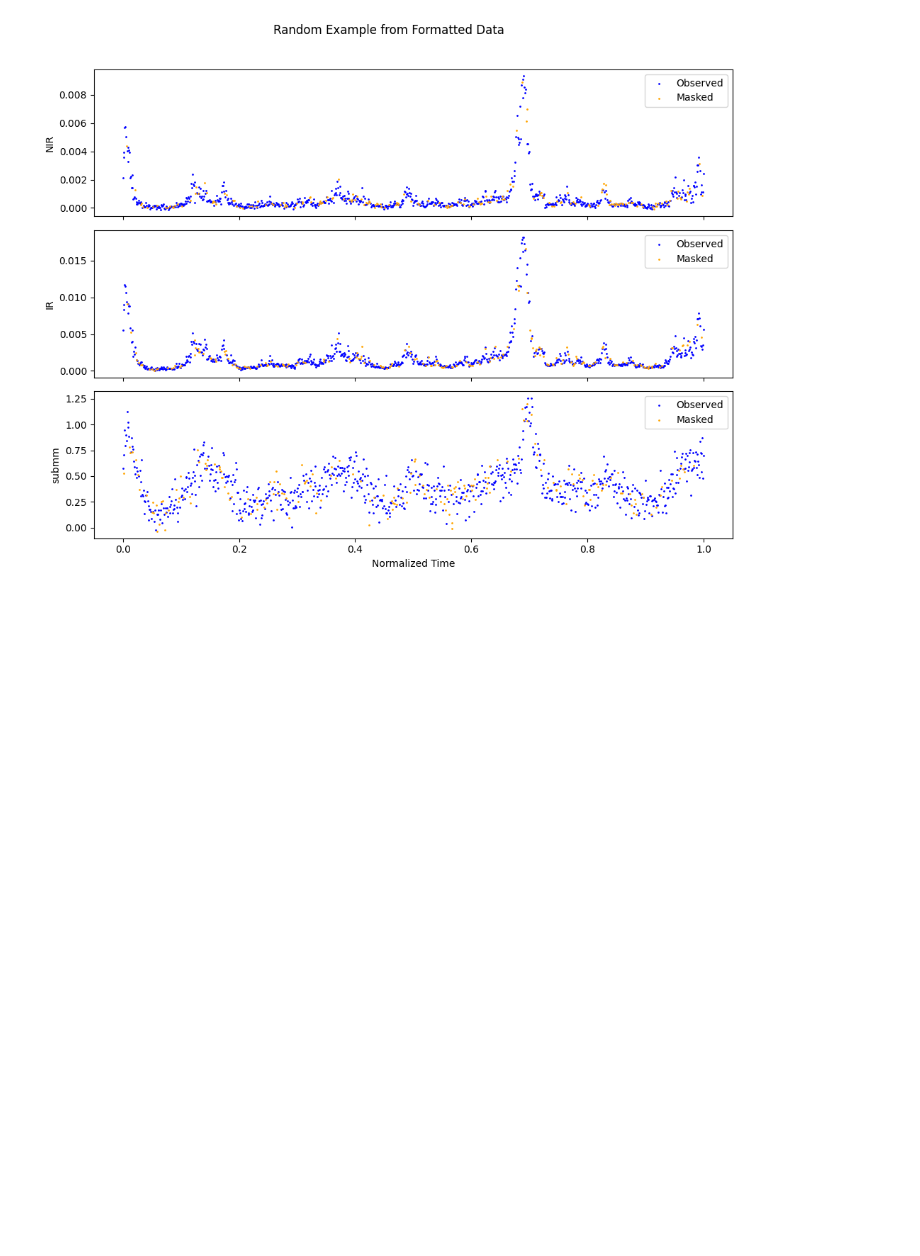
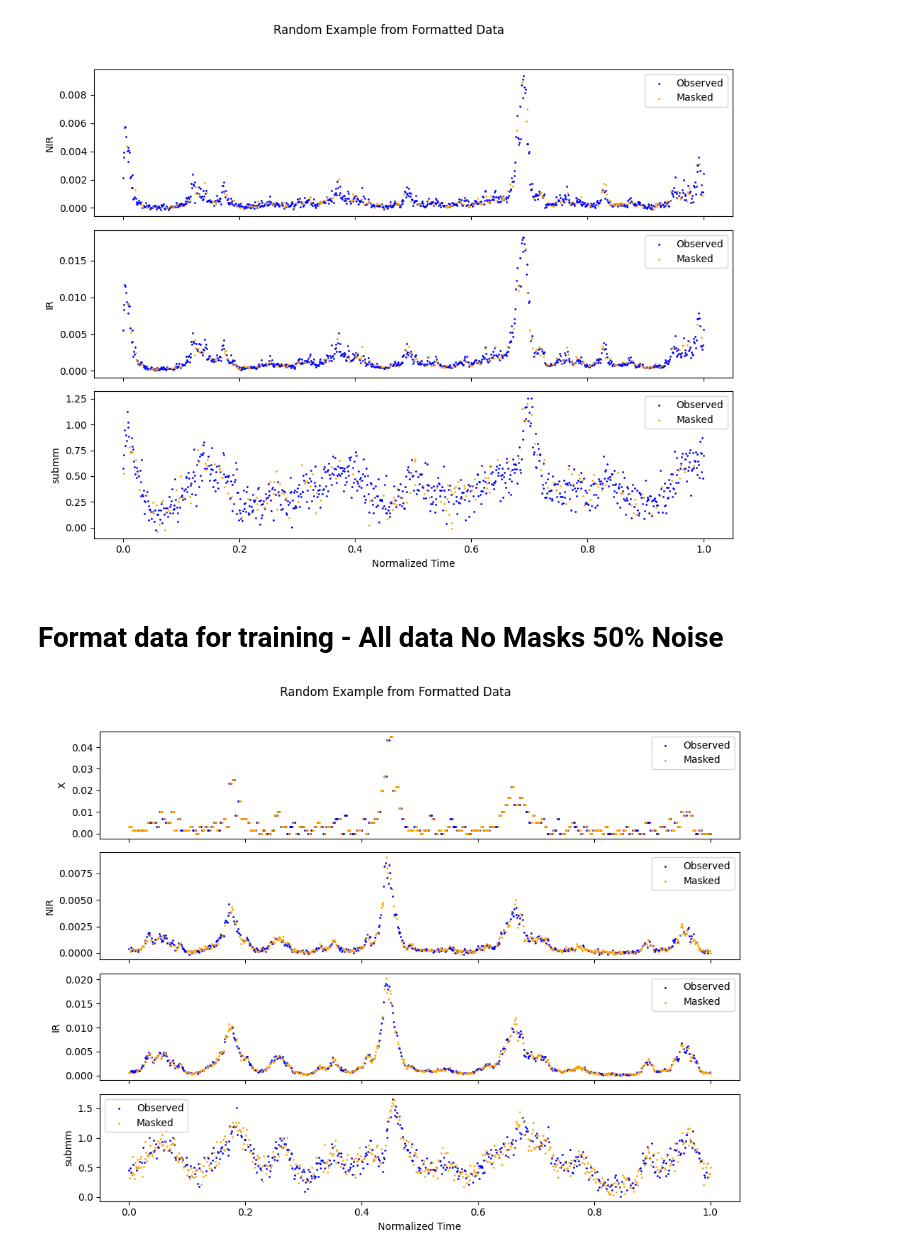
Before and after one commit to GabrielSasseville01/SgrA_Interpolation, a Jupyter notebook: Simulations/create_dataset.ipynb, the cells around one changed output. Cells and saved outputs as stored; diff of their text form; code cells hidden in the pictures; blank space fills up the shorter version.

```diff
--- a/Simulations/create_dataset.ipynb
+++ b/Simulations/create_dataset.ipynb
@@ -112,3 +112,19 @@ simdata.create_tripletformer_data(filename, keys=keys)
 simdata.plot_random_example(filename, keys=keys)
 # %% [output]
 [figure]
+# %% [markdown]
+# Format data for training - All data No Masks 50% Noise
+# %%
+filename = 'nomask_50_noise.npz'
+keys = ['X', 'NIR', 'IR', 'submm']
+
+simdata = simData(all_data)
+
+simdata.mask_data(mask=False, noise=0.5)
+
+simdata.create_tripletformer_data(filename, keys=keys)
+
+# Usage
+simdata.plot_random_example(filename, keys=keys)
+# %% [output]
+[figure, added]
```
Also changed, not shown: 3 other files.
